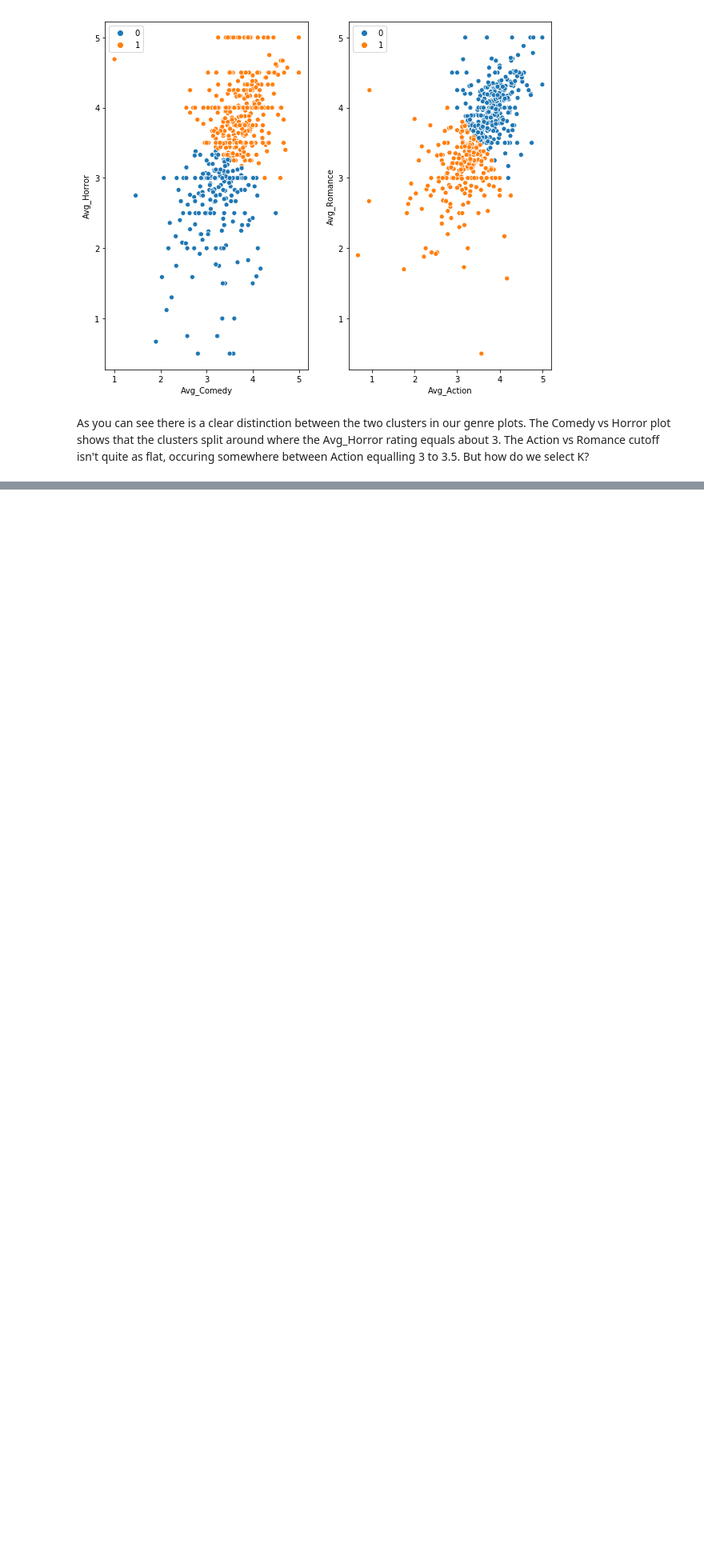
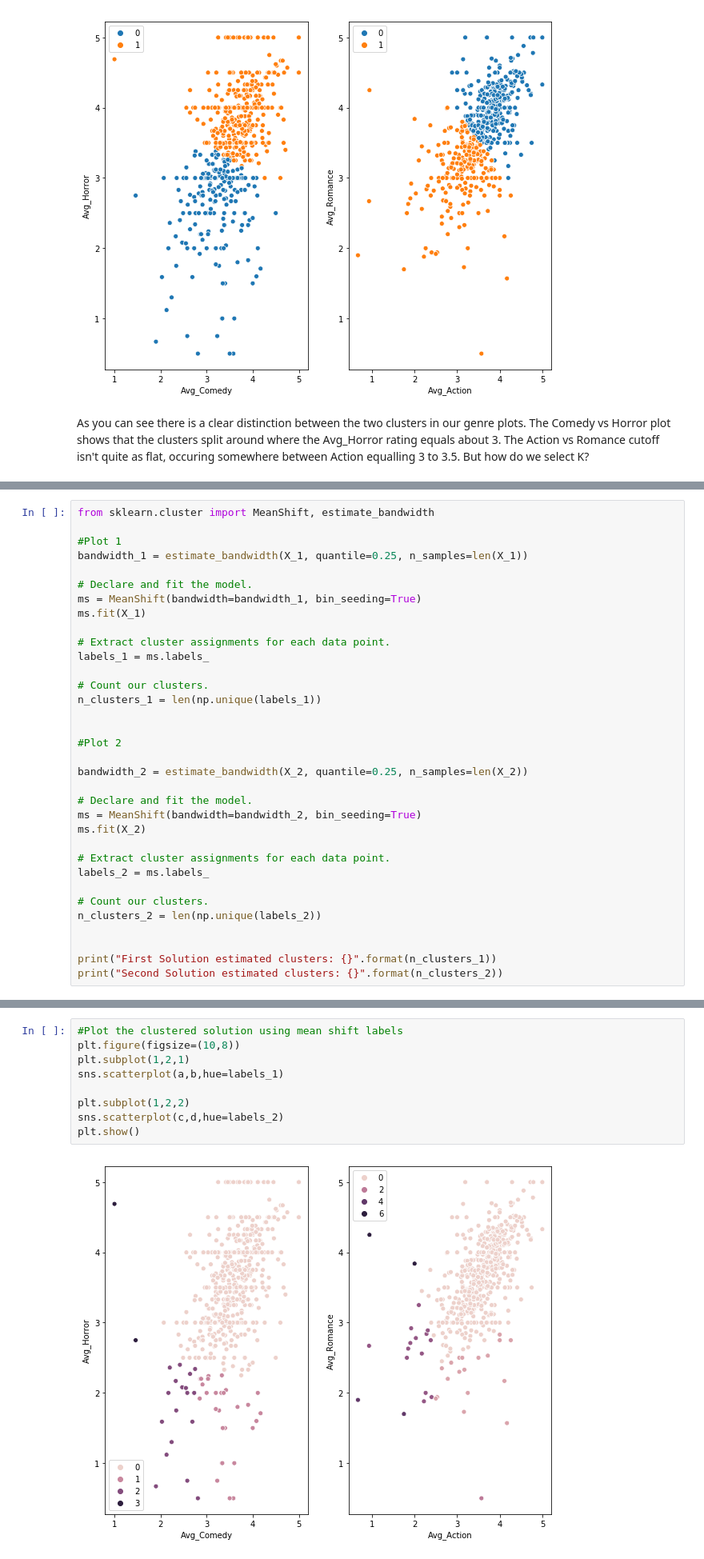
Before and after one commit to alexcroft08/Thinkful-Data-Science, a Jupyter notebook: Unsupervised Capstone.ipynb, the cells around one changed output, grey strips where cells are left out. Shown at 80% size. Drawn from its saved outputs; the diff is of its cells as text; blank space fills up the shorter version.

```diff
--- a/Unsupervised Capstone.ipynb
+++ b/Unsupervised Capstone.ipynb
@@ -308,0 +323,34 @@ As you can see, the users preferences in each plot seem to become more clear whe
+# %%
+from sklearn.cluster import MeanShift, estimate_bandwidth
+
+#Plot 1
+bandwidth_1 = estimate_bandwidth(X_1, quantile=0.25, n_samples=len(X_1))
+
+# Declare and fit the model.
+ms = MeanShift(bandwidth=bandwidth_1, bin_seeding=True)
+ms.fit(X_1)
+
+# Extract cluster assignments for each data point.
+labels_1 = ms.labels_
+
+# Count our clusters.
+n_clusters_1 = len(np.unique(labels_1))
+
+
+#Plot 2
+
+bandwidth_2 = estimate_bandwidth(X_2, quantile=0.25, n_samples=len(X_2))
+
+# Declare and fit the model.
+ms = MeanShift(bandwidth=bandwidth_2, bin_seeding=True)
+ms.fit(X_2)
+
+# Extract cluster assignments for each data point.
+labels_2 = ms.labels_
+
+# Count our clusters.
+n_clusters_2 = len(np.unique(labels_2))
+
+
+print("First Solution estimated clusters: {}".format(n_clusters_1))
+print("Second Solution estimated clusters: {}".format(n_clusters_2))
@@ -308,0 +360,11 @@ As you can see, the users preferences in each plot seem to become more clear whe
+# %%
+#Plot the clustered solution using mean shift labels
+plt.figure(figsize=(10,8))
+plt.subplot(1,2,1)
+sns.scatterplot(a,b,hue=labels_1)
+
+plt.subplot(1,2,2)
+sns.scatterplot(c,d,hue=labels_2)
+plt.show()
+# %% [output]
+[figure, added]
```
Also changed, not shown: parts of 18 cells of this notebook.
